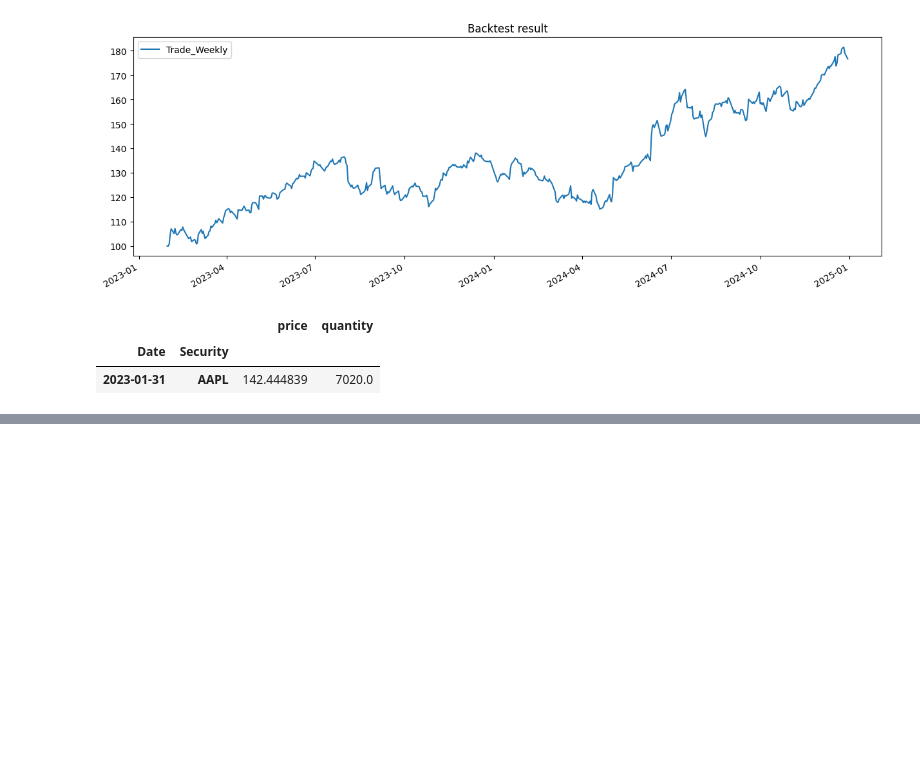
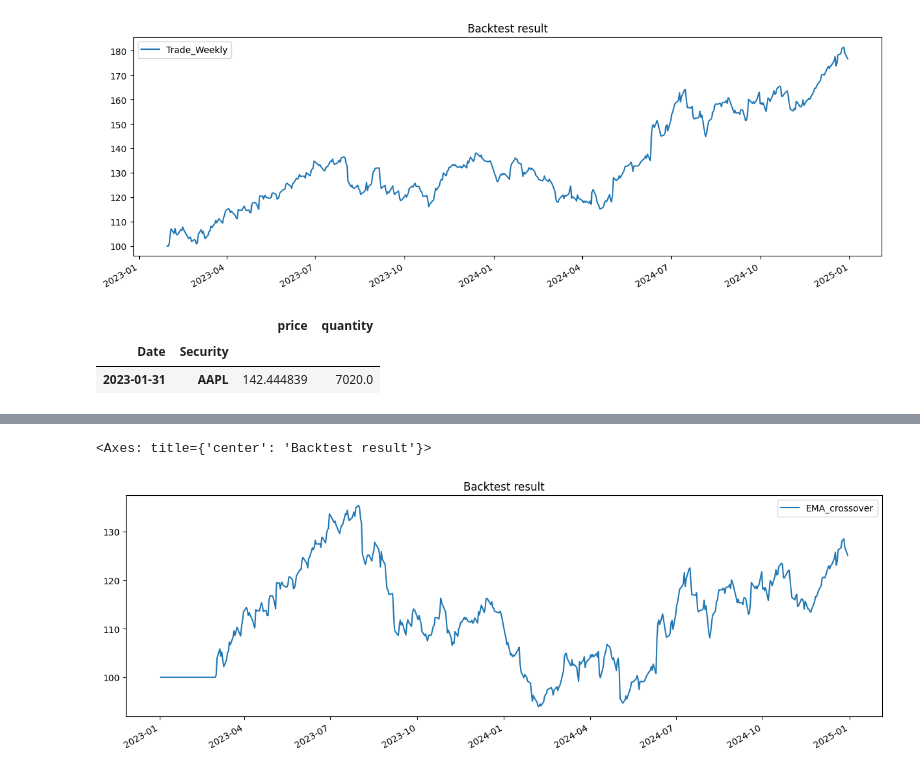
Before and after one commit to Mayahm04/Financial_Trading, a Jupyter notebook: project.ipynb, the cells around one changed output, grey strips where cells are left out. Drawn from its saved outputs; the diff is of its cells as text; code cells hidden in the pictures; blank space fills up the shorter version.

```diff
--- a/project.ipynb
+++ b/project.ipynb
@@ -265,0 +289,19 @@ result.get_transactions()
+# %%
+signal.rename(columns = {0:'AAPL'}, inplace = True)
+# %%
+# Define the strategy
+bt_strategy_ema= bt.Strategy('EMA_crossover',
+                          [bt.algos.WeighTarget(signal),
+                           bt.algos.Rebalance()])
+# %%
+data_ema =data[['Close']]
+# %%
+# Create the backtest and run it
+bt_backtest_ema = bt.Backtest(bt_strategy_ema, data_ema)
+bt_result_ema = bt.run(bt_backtest_ema)
+
+# Plot the backtest result
+bt_result_ema.plot(title='Backtest result')
+# %% [output]
+<Axes: title={'center': 'Backtest result'}>
+[figure, added]
```
Also changed, not shown: parts of 8 cells of this notebook.
